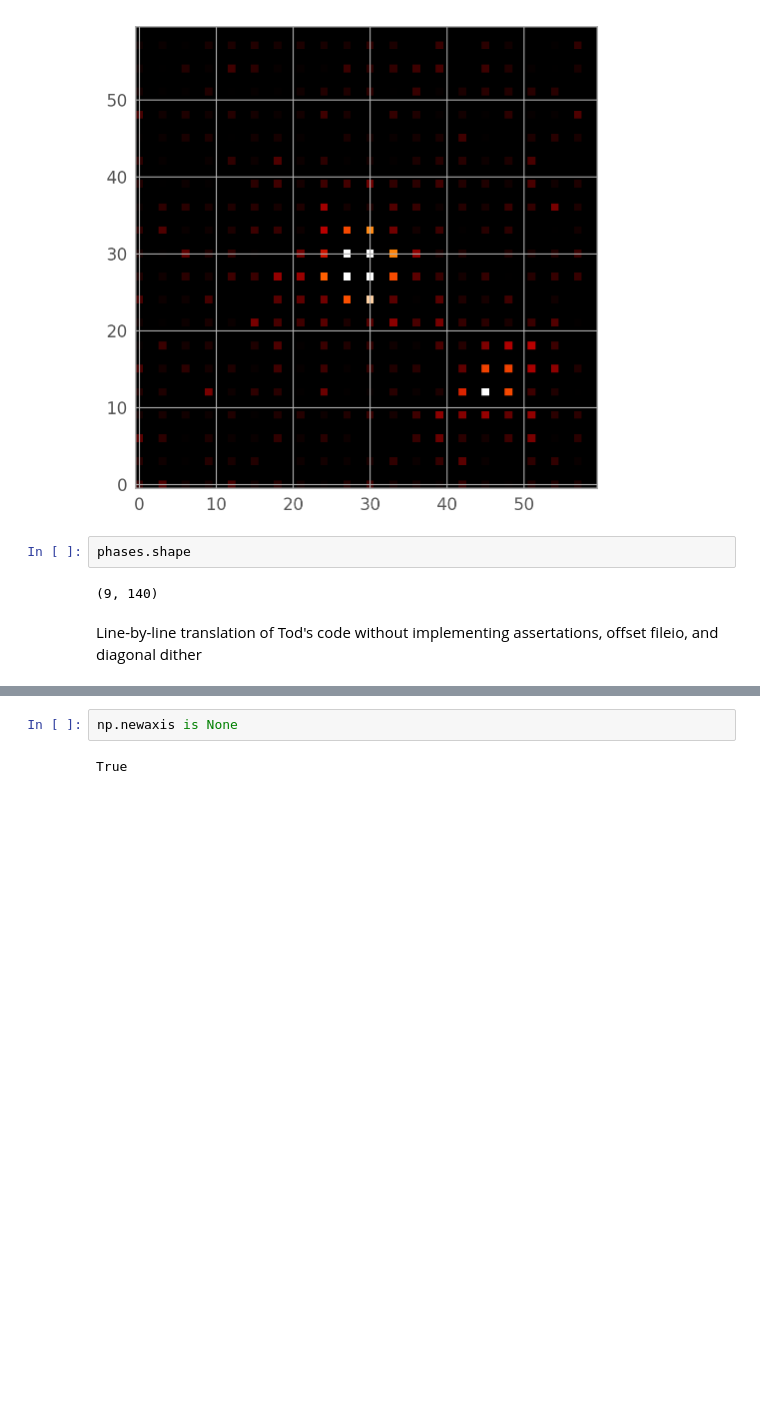
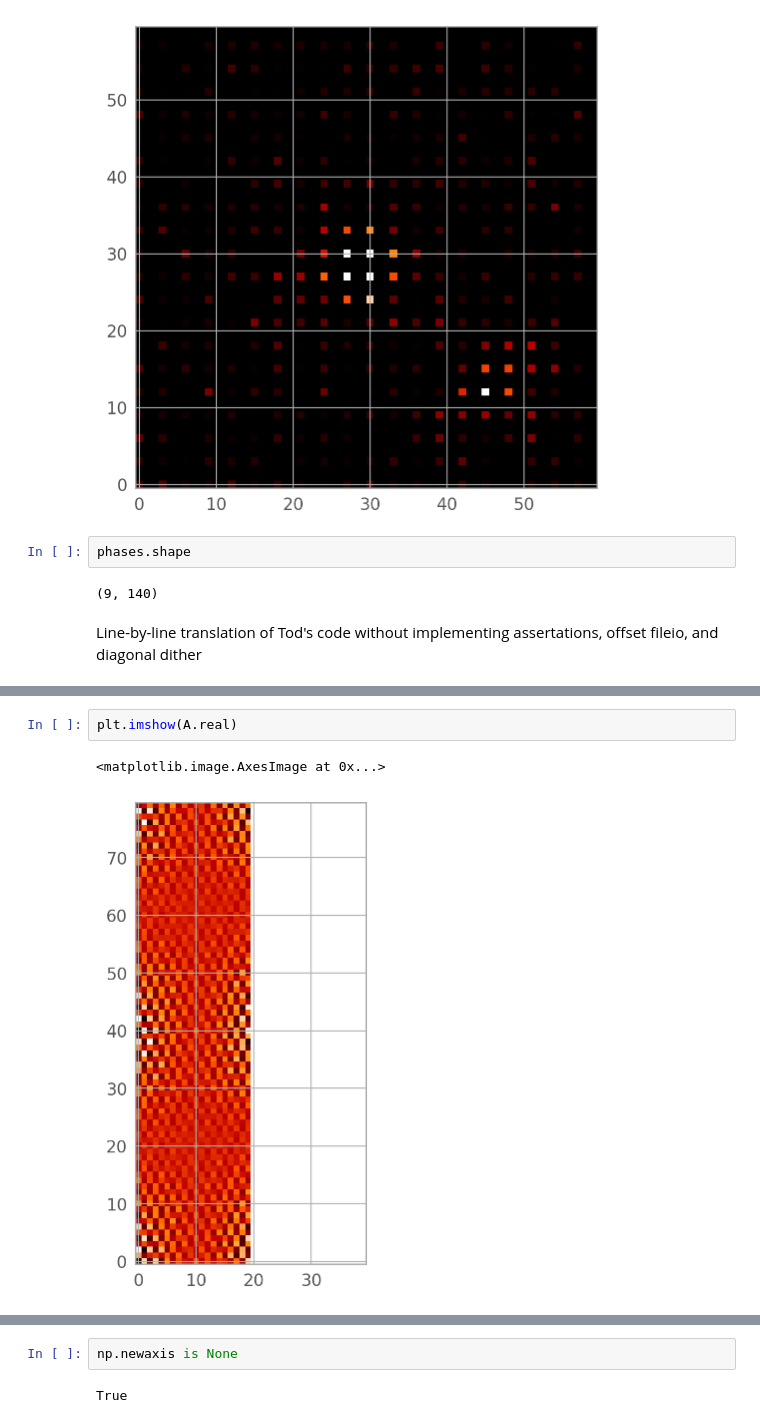
Before and after one commit to Chisen-Lupus/proper-dither, a Jupyter notebook: demo.ipynb, the cells around one changed output, grey strips where cells are left out. Drawn from its saved outputs; the diff is of its cells as text; blank space fills up the shorter version.

```diff
--- a/demo.ipynb
+++ b/demo.ipynb
@@ -1530,0 +1561,5 @@ Image 1, power 0j, sector 1
+# %%
+plt.imshow(A.real)
+# %% [output]
+<matplotlib.image.AxesImage at 0x...>
+[figure, added]
```
Also changed, not shown: parts of 5 cells of this notebook.
